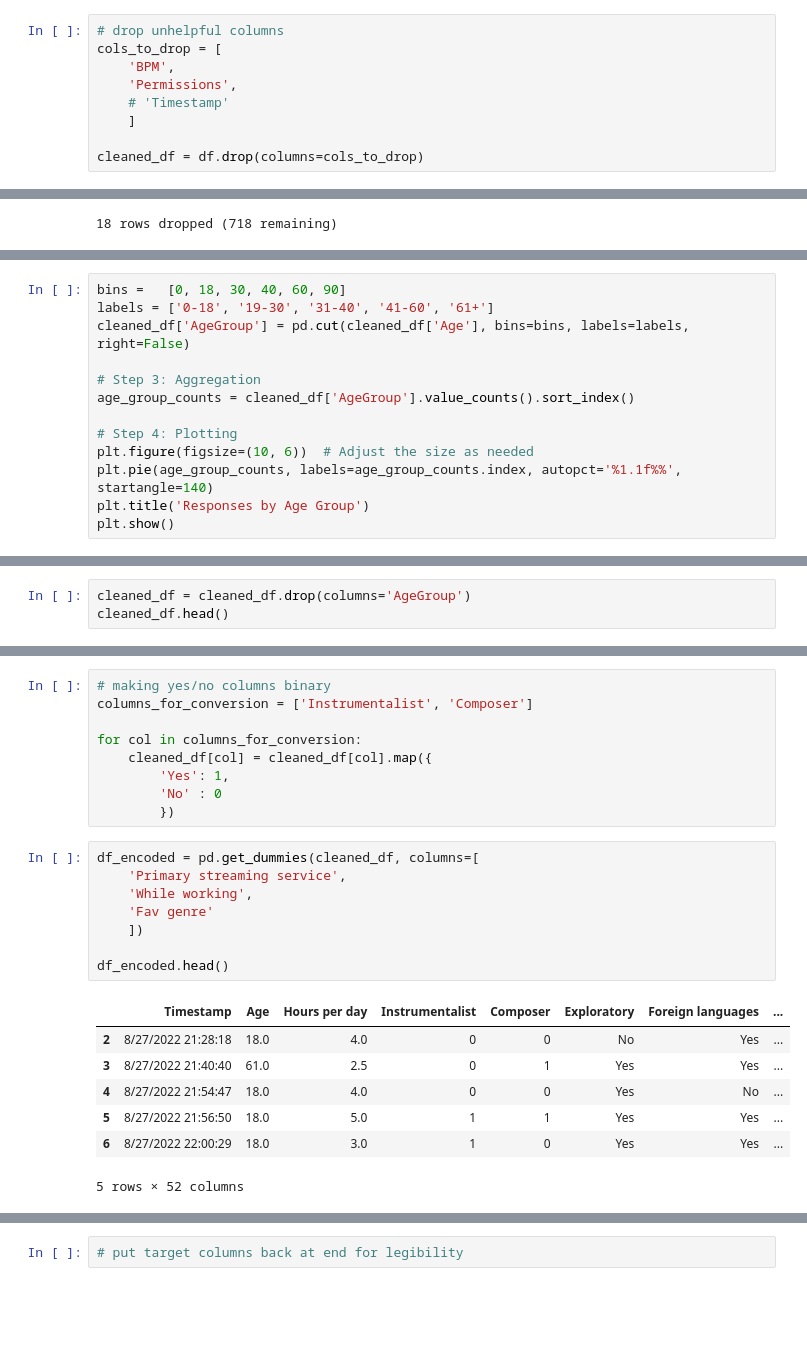
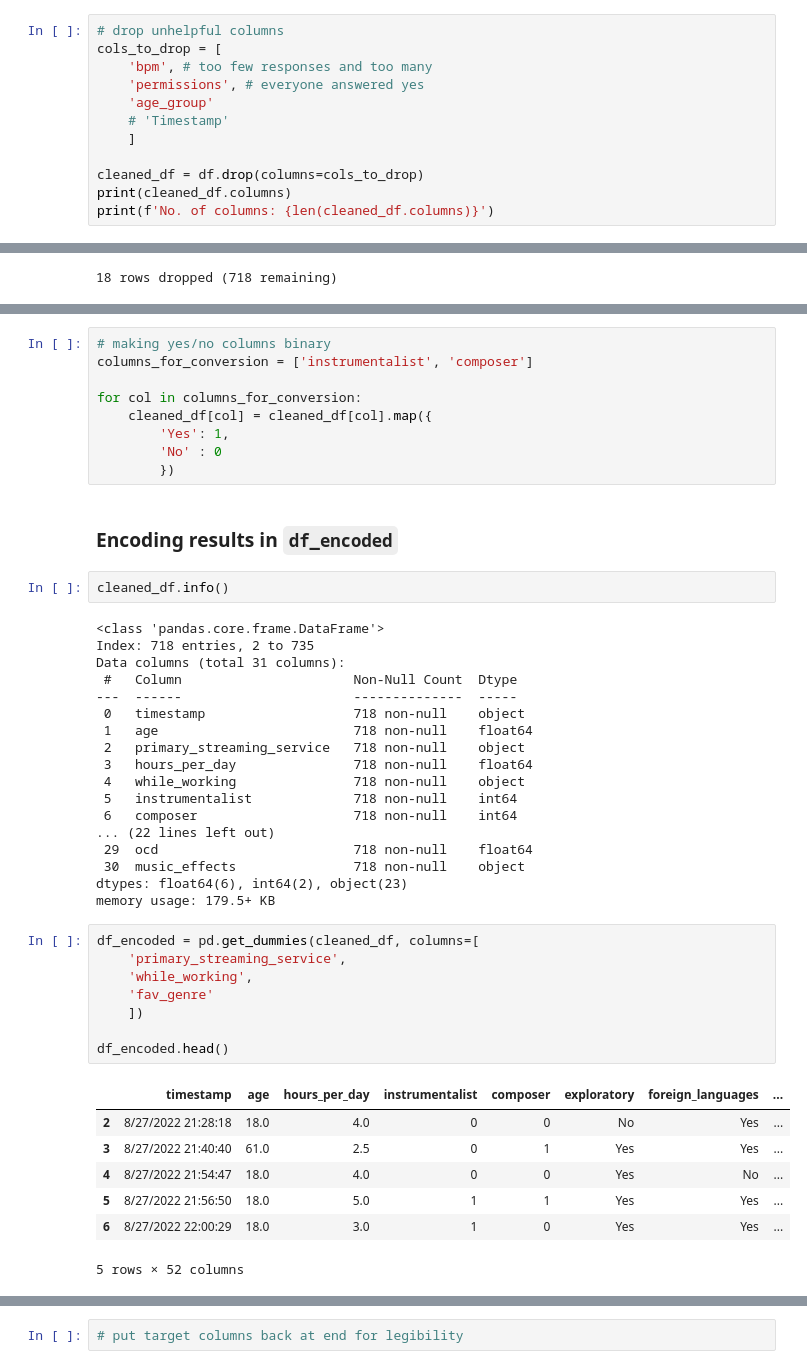
Before and after one commit to gfsiciliani/music-health, a Jupyter notebook: notebook.ipynb, the cells around one changed output, grey strips where cells are left out. Drawn from its saved outputs; the diff is of its cells as text; blank space fills up the shorter version.

```diff
--- a/notebook.ipynb
+++ b/notebook.ipynb
@@ -46,9 +112,12 @@ memory usage: 189.9+ KB
 # %%
 # drop unhelpful columns
 cols_to_drop = [
-    'BPM',
-    'Permissions',
+    'bpm', # too few responses and too many
+    'permissions', # everyone answered yes
+    'age_group'
     # 'Timestamp'
     ]
 
 cleaned_df = df.drop(columns=cols_to_drop)
+print(cleaned_df.columns)
+print(f'No. of columns: {len(cleaned_df.columns)}')
@@ -94,13 +161,0 @@ plt.show()
-# %%
-bins =   [0, 18, 30, 40, 60, 90]
-labels = ['0-18', '19-30', '31-40', '41-60', '61+']
-cleaned_df['AgeGroup'] = pd.cut(cleaned_df['Age'], bins=bins, labels=labels, right=False)
-
-# Step 3: Aggregation
-age_group_counts = cleaned_df['AgeGroup'].value_counts().sort_index()
-
-# Step 4: Plotting
-plt.figure(figsize=(10, 6))  # Adjust the size as needed
-plt.pie(age_group_counts, labels=age_group_counts.index, autopct='%1.1f%%', startangle=140)
-plt.title('Responses by Age Group')
-plt.show()
@@ -111,3 +161,0 @@ plt.show()
-# %%
-cleaned_df = cleaned_df.drop(columns='AgeGroup')
-cleaned_df.head()
@@ -122,22 +162,44 @@ cleaned_df.head()
 # %%
 # making yes/no columns binary
-columns_for_conversion = ['Instrumentalist', 'Composer']
+columns_for_conversion = ['instrumentalist', 'composer']
 
 for col in columns_for_conversion:
     cleaned_df[col] = cleaned_df[col].map({
         'Yes': 1,
         'No' : 0
         })
+# %% [markdown]
+### Encoding results in `df_encoded`
+# %%
+cleaned_df.info()
+# %% [output]
+<class 'pandas.core.frame.DataFrame'>
+Index: 718 entries, 2 to 735
+Data columns (total 31 columns):
+ #   Column                      Non-Null Count  Dtype
+---  ------                      --------------  -----
+ 0   timestamp                   718 non-null    object
+ 1   age                         718 non-null    float64
+ 2   primary_streaming_service   718 non-null    object
+ 3   hours_per_day               718 non-null    float64
+ 4   while_working               718 non-null    object
+ 5   instrumentalist             718 non-null    int64
+ 6   composer                    718 non-null    int64
+... (22 lines left out)
+ 29  ocd                         718 non-null    float64
+ 30  music_effects               718 non-null    object
+dtypes: float64(6), int64(2), object(23)
+memory usage: 179.5+ KB
 # %%
 df_encoded = pd.get_dummies(cleaned_df, columns=[
-    'Primary streaming service',
-    'While working',
-    'Fav genre'
+    'primary_streaming_service',
+    'while_working',
+    'fav_genre'
     ])
 
 df_encoded.head()
 # %% [output]
-|  | Timestamp | Age | Hours per day | Instrumentalist | Composer | Exploratory | Foreign languages | ... |
+|  | timestamp | age | hours_per_day | instrumentalist | composer | exploratory | foreign_languages | ... |
 | 2 | 8/27/2022 21:28:18 | 18.0 | 4.0 | 0 | 0 | No | Yes | ... |
 | 3 | 8/27/2022 21:40:40 | 61.0 | 2.5 | 0 | 1 | Yes | Yes | ... |
 | 4 | 8/27/2022 21:54:47 | 18.0 | 4.0 | 0 | 0 | Yes | No | ... |
```
Also changed, not shown: parts of 17 cells of this notebook.
